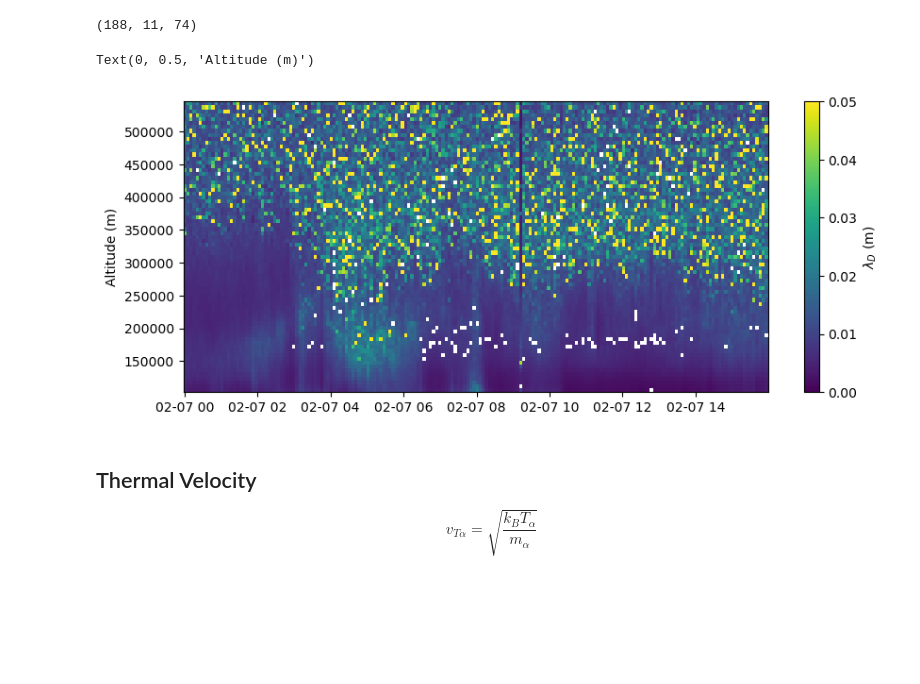
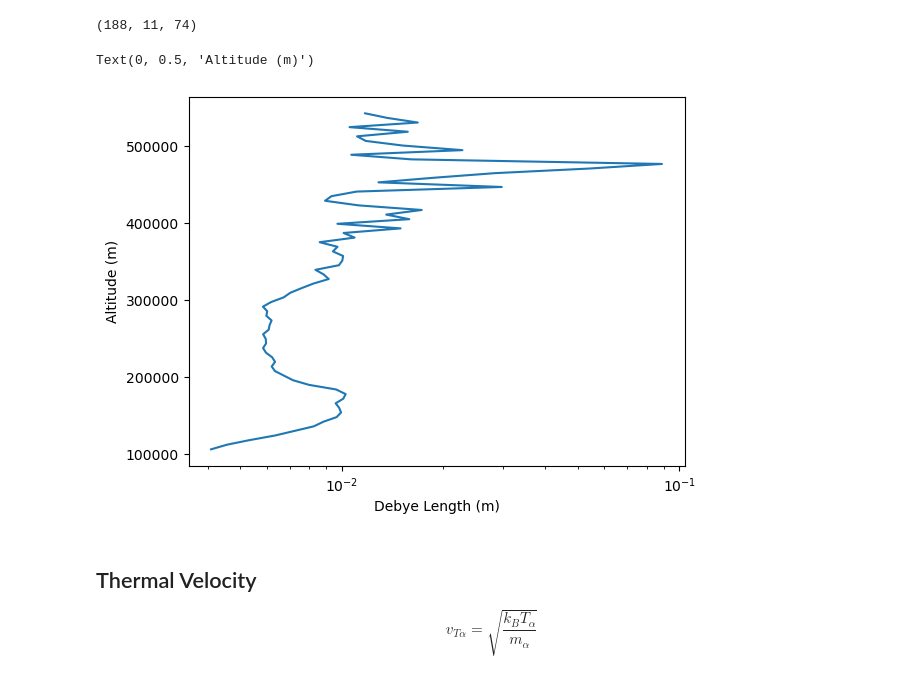
Before and after one commit to amisr/amisr_user_manual, a Jupyter notebook: src/sri_database/specialized_parameters/plasma_characteristics.ipynb, the cells around one changed output. Drawn from its saved outputs; the diff is of its cells as text; code cells hidden in the pictures; blank space fills up the shorter version.

```diff
--- a/src/sri_database/specialized_parameters/plasma_characteristics.ipynb
+++ b/src/sri_database/specialized_parameters/plasma_characteristics.ipynb
@@ -98,15 +94,17 @@ lam_D = np.sqrt((const.epsilon_0*const.k*te)/(ne*const.e**2))
 print(lam_D.shape)
 # %% [output]
 (188, 11, 74)
-# %%
-fig = plt.figure(figsize=(10,4))
-ax = fig.add_subplot()
-c = ax.pcolormesh(time, alt[bidx,:], lam_D[:,bidx,:].T, vmin=0., vmax=0.05)
-fig.colorbar(c, label=r'$\lambda_D$ (m)')
-ax.set_ylabel('Altitude (m)')
-# %% [output]
-Text(0, 0.5, 'Altitude (m)')
-[figure, removed]
+# %%
+fig = plt.figure()
+ax = fig.add_subplot(111)
+ax.plot(lam_D[20,bidx,:], alt[bidx])
+# ax.legend()
+ax.set_xscale('log')
+ax.set_xlabel('Debye Length (m)')
+ax.set_ylabel('Altitude (m)')
+# %% [output]
+Text(0, 0.5, 'Altitude (m)')
+[figure, added]
 # %% [markdown]
 ## Thermal Velocity
 $$ v_{T\alpha} = \sqrt{\frac{k_B T_\alpha}{m_\alpha}} $$
```
Also changed, not shown: parts of 19 cells of this notebook.
